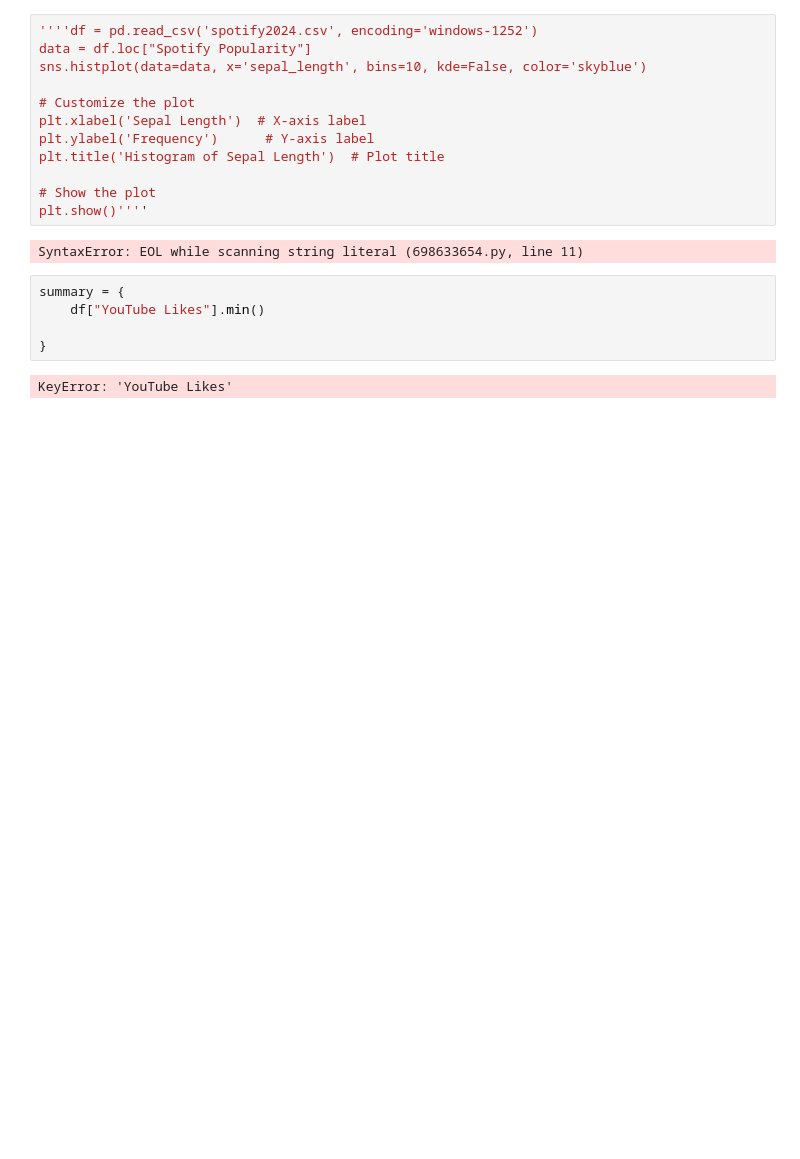
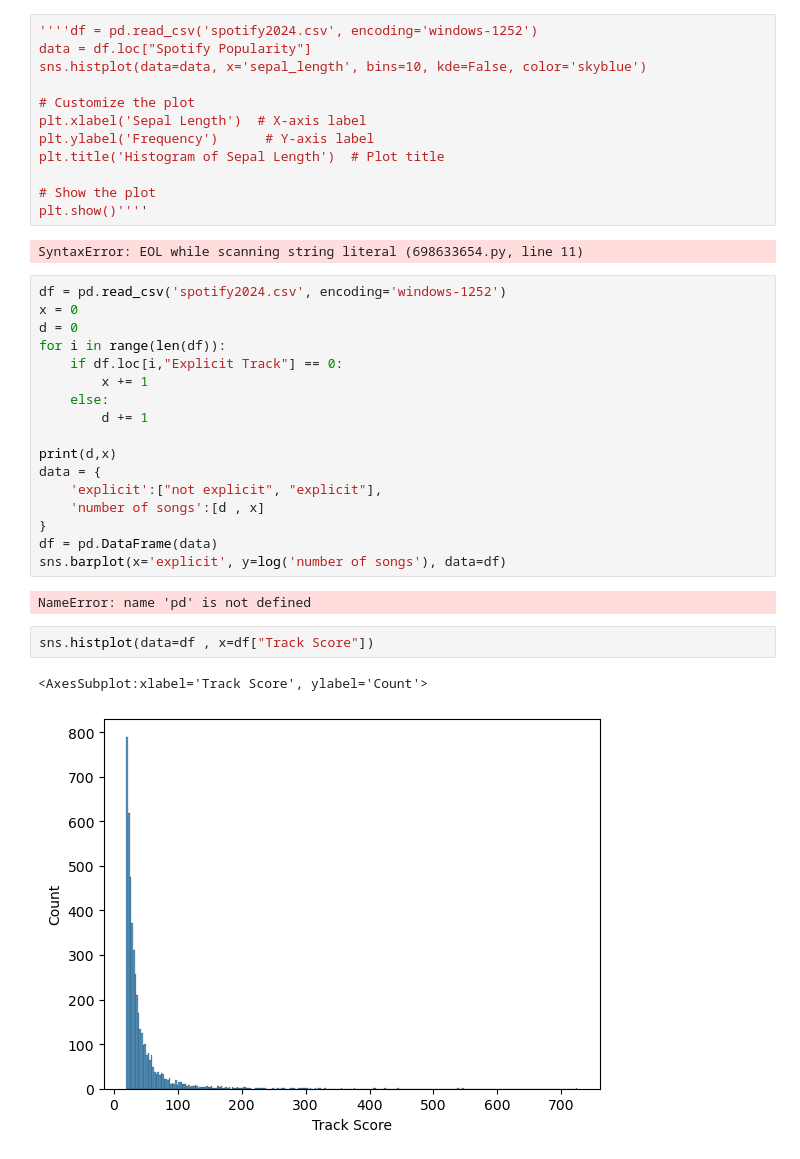
Before and after one commit to oneisnone/Ai-but-better, a Jupyter notebook: smaster1/musictime/Untitled.ipynb, the cells around one changed output. Saved outputs shown, nothing was run; the diff lists cells and outputs as text; blank space fills up the shorter version.

```diff
--- a/smaster1/musictime/Untitled.ipynb
+++ b/smaster1/musictime/Untitled.ipynb
@@ -67,9 +67,26 @@ plt.show()''''
 # %% [output]
 SyntaxError: EOL while scanning string literal (698633654.py, line 11)
 # %%
-summary = {
-    df["YouTube Likes"].min()
+df = pd.read_csv('spotify2024.csv', encoding='windows-1252')
+x = 0
+d = 0
+for i in range(len(df)):
+    if df.loc[i,"Explicit Track"] == 0:
+        x += 1
+    else:
+        d += 1
 
+print(d,x)
+data = {
+    'explicit':["not explicit", "explicit"],
+    'number of songs':[d , x]
 }
+df = pd.DataFrame(data)
+sns.barplot(x='explicit', y=log('number of songs'), data=df)
 # %% [output]
-KeyError: 'YouTube Likes'
+NameError: name 'pd' is not defined
+# %%
+sns.histplot(data=df , x=df["Track Score"])
+# %% [output]
+<AxesSubplot:xlabel='Track Score', ylabel='Count'>
+[figure, added]
```
Also changed, not shown: parts of 2 cells of this notebook, 2 other files.
